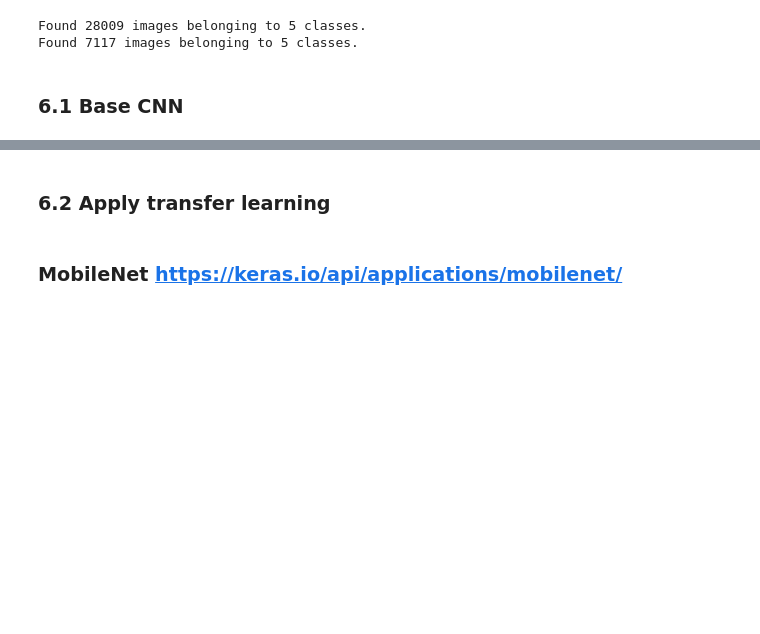
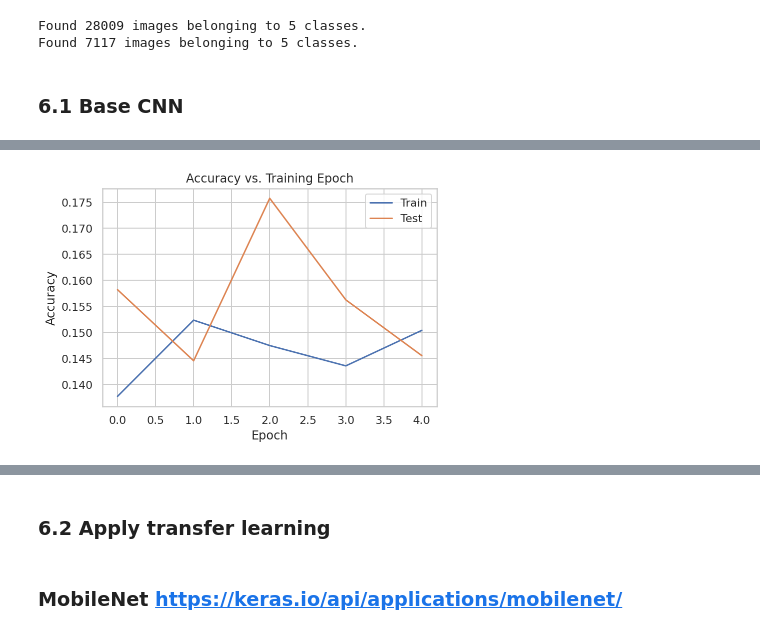
Before and after one commit to slp22/deep-learning-project, a Jupyter notebook: dl_diabetic_retinopathy_model.ipynb, the cells around one changed output, grey strips where cells are left out. Drawn from its saved outputs; the diff is of its cells as text; code cells hidden in the pictures; blank space fills up the shorter version.

Commit message:
add plot

```diff
--- a/dl_diabetic_retinopathy_model.ipynb
+++ b/dl_diabetic_retinopathy_model.ipynb
@@ -533,7 +533,7 @@ K.set_image_data_format('channels_last')
 train_dir  = '/tmp/raw_data/train'
 test_dir = '/tmp/raw_data/test'
 
-img_width, img_height = 150, 150
+img_width, img_height = 28 , 28
 input_shape = img_width, img_height, 3
 
 train_samples = 2000
@@ -554,7 +554,7 @@ train_data = train_datagen.flow_from_directory(
     train_dir,
     target_size = (img_width, img_height),
     color_mode = 'rgb',
-    batch_size = 1,
+    batch_size = 32,
     class_mode = "binary",
     shuffle = True,
     seed=42)
@@ -562,7 +562,7 @@ train_data = train_datagen.flow_from_directory(
 test_data = test_datagen.flow_from_directory(
     test_dir,
     target_size = (img_width, img_height),
-    batch_size = 1,
+    batch_size = 32,
     class_mode = 'binary',
     seed=42)
 # %% [output]
@@ -573,18 +573,19 @@ Found 7117 images belonging to 5 classes.
 # %%
 model = Sequential()
 
-model.add(Conv2D(32, (7, 7), strides = (1, 1), input_shape = input_shape))
-model.add(BatchNormalization(axis = 3))
+# model.add(Conv2D(32, (7, 7), strides = (1, 1), input_shape = input_shape))
+model.add(Conv2D(filters = 32, kernel_size = (5,5), input_shape = input_shape))
+# model.add(BatchNormalization(axis = 3))
 model.add(Activation('relu'))
 model.add(MaxPooling2D((2, 2)))
 
 model.add(Conv2D(64, (7, 7), strides = (1, 1)))
-model.add(BatchNormalization(axis = 3))
+# model.add(BatchNormalization(axis = 3))
 model.add(Activation('relu'))
 model.add(MaxPooling2D((2, 2)))
 
 model.add(Flatten())
 model.add(Dense(64, activation='relu'))
-model.add(Dropout(0.5))
+# model.add(Dropout(0.5))
 model.add(Dense(1, activation='softmax'))
 model.summary()
@@ -592,14 +626,3 @@ model.summary()
 model.compile(loss = 'categorical_crossentropy',
             optimizer = 'adam',
             metrics = ['accuracy'])
-# %%
-epochs = 10
-batch_size = 32
-
-model.fit_generator(
-        train_data,
-        steps_per_epoch = train_samples//batch_size,
-        epochs = epochs,
-        validation_data = test_data,
-        verbose = 1,
-        validation_steps = test_samples//batch_size)
@@ -644,0 +629,9 @@ tf.keras.utils.plot_model(
+# %%
+STEP_SIZE_TRAIN =  32#train_data.n//train_data.batch_size
+STEP_SIZE_TEST = 32 #test_data.n//test_data.batch_size
+
+history = model.fit_generator(generator=train_data,
+                              steps_per_epoch=STEP_SIZE_TRAIN,
+                              validation_data=test_data,
+                              validation_steps=STEP_SIZE_TEST,
+                              epochs=5) # 10)
@@ -644,0 +651,11 @@ tf.keras.utils.plot_model(
+# %%
+plt.plot(history.history['accuracy'])
+plt.plot(history.history['val_accuracy'])
+
+plt.title('Accuracy vs. Training Epoch')
+plt.xlabel('Epoch')
+plt.ylabel('Accuracy')
+plt.legend(['Train', 'Test'])
+plt.savefig('Accuracy_vs_Training_Epoch.png');
+# %% [output]
+[figure, added]
```
Also changed, not shown: parts of 18 cells of this notebook.
